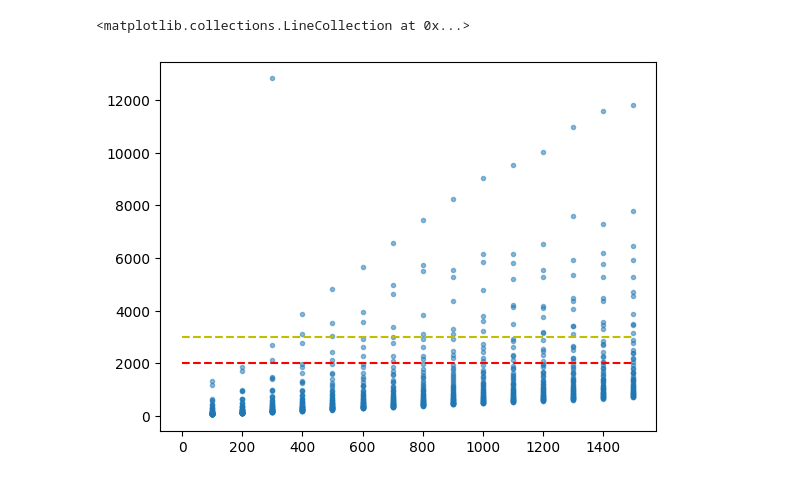
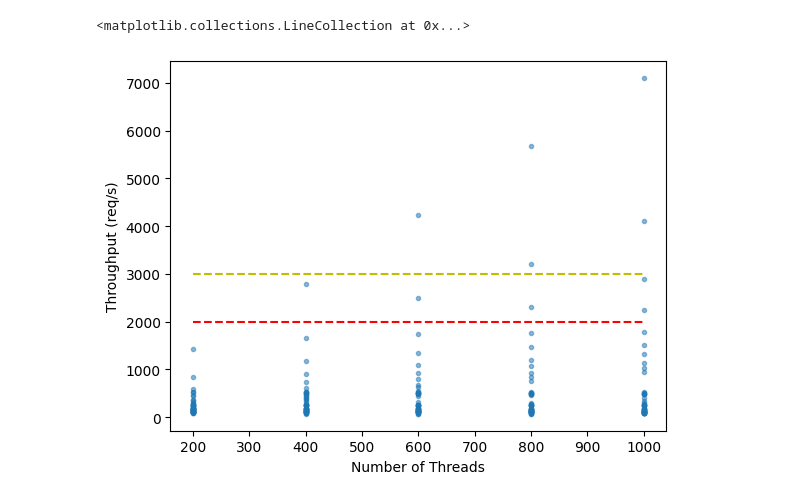
Before and after one commit to TheBigRoomXXL/go-http-client-benchmark, a Jupyter notebook: notebook.ipynb, the cells around one changed output. Saved outputs shown, nothing was run; the diff lists cells and outputs as text; code cells hidden in the pictures.

```diff
--- a/notebook.ipynb
+++ b/notebook.ipynb
@@ -4,7 +4,7 @@ import csv
 import matplotlib.pyplot as plt
 from pathlib import Path
 # %%
-csvpath = Path("results.localhost.csv")
+csvpath = Path("results.csv")
 with csvpath.open() as csvfile:
     reader = csv.reader(csvfile)
     data = list(reader)
@@ -26,2 +14,4 @@ with csvpath.open() as csvfile:
+# %%
+data = data
 # %%
 fig, ax = plt.subplots()
@@ -42,8 +36,10 @@ ax.hlines(2000,0,1000,colors="r",linestyles="dashed")
 # %%
 fig, ax = plt.subplots()
+ax.set_xlabel("Number of Threads")
+ax.set_ylabel("Throughput (req/s)")
 ax.plot(data[:,2],data[:,4], ".", alpha=0.5)
-ax.hlines(3000,0,1500,colors="y",linestyles="dashed")
-ax.hlines(2000,0,1500,colors="r",linestyles="dashed")
+ax.hlines(3000,200,1000,colors="y",linestyles="dashed")
+ax.hlines(2000,200,1000,colors="r",linestyles="dashed")
 # %% [output]
 <matplotlib.collections.LineCollection at 0x...>
-[figure, old version]
+[figure, new version]
```
Also changed, not shown: parts of 7 cells of this notebook, 4 other files.
